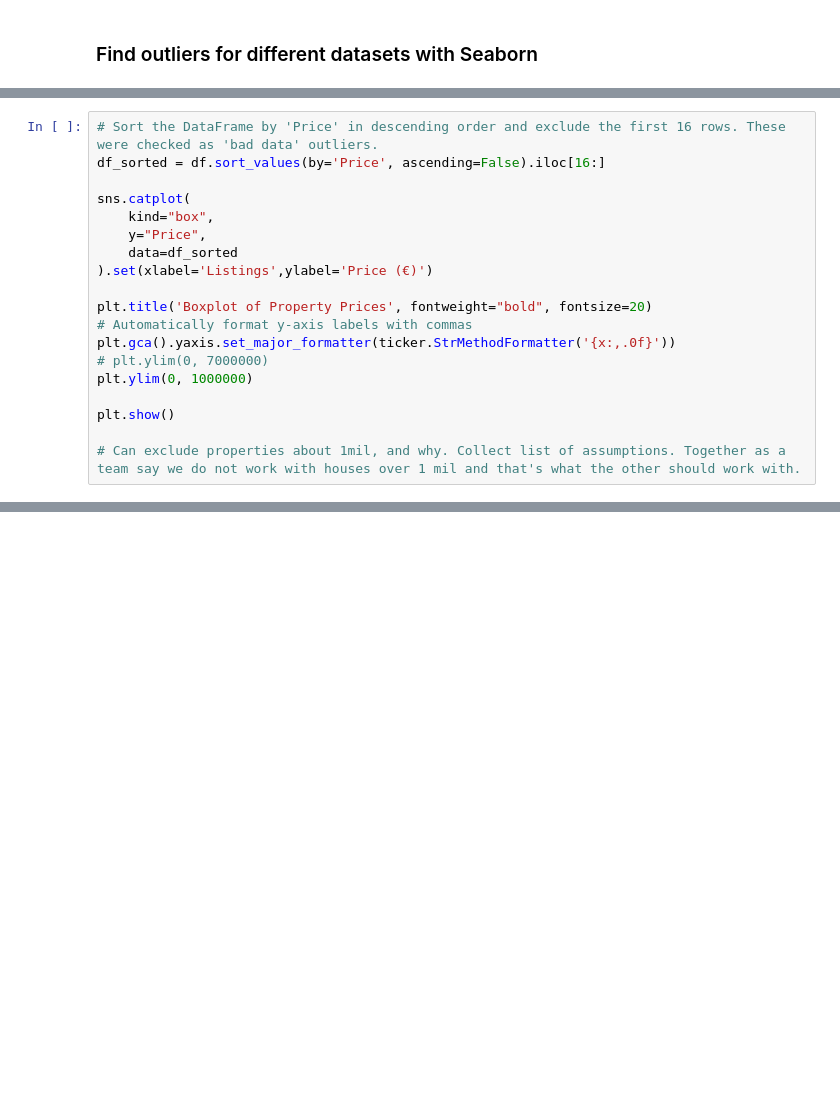
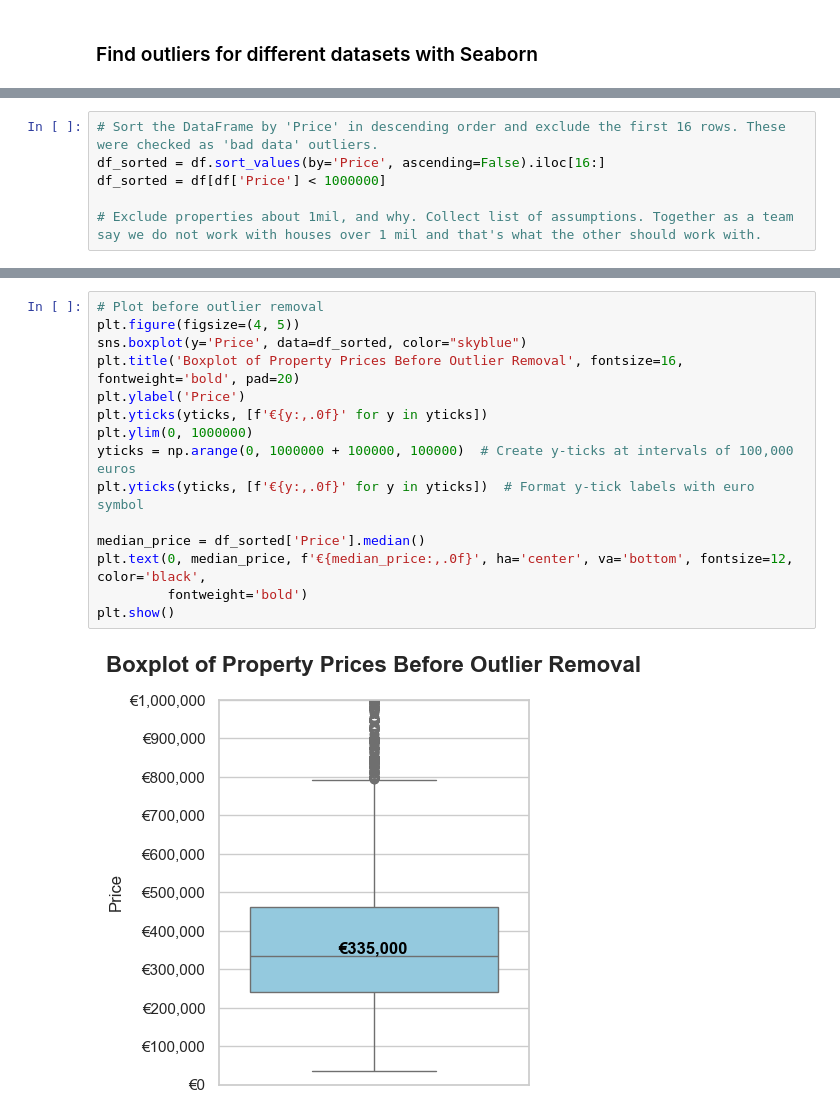
Before and after one commit to kgriff21/immoeliza_data_analysis, a Jupyter notebook: Analysis/Kelli_immoeliza_visualization.ipynb, the cells around one changed output, grey strips where cells are left out. Cells and saved outputs as stored; diff of their text form; blank space fills up the shorter version.

```diff
--- a/Analysis/Kelli_immoeliza_visualization.ipynb
+++ b/Analysis/Kelli_immoeliza_visualization.ipynb
@@ -93,19 +55,6 @@ plt.show()
 # %%
 # Sort the DataFrame by 'Price' in descending order and exclude the first 16 rows. These were checked as 'bad data' outliers.
 df_sorted = df.sort_values(by='Price', ascending=False).iloc[16:]
+df_sorted = df[df['Price'] < 1000000]
 
-sns.catplot(
-    kind="box",
-    y="Price",
-    data=df_sorted
-).set(xlabel='Listings',ylabel='Price (€)')
-
-plt.title('Boxplot of Property Prices', fontweight="bold", fontsize=20)
-# Automatically format y-axis labels with commas
-plt.gca().yaxis.set_major_formatter(ticker.StrMethodFormatter('{x:,.0f}'))
-# plt.ylim(0, 7000000)
-plt.ylim(0, 1000000)
-
-plt.show()
-
-# Can exclude properties about 1mil, and why. Collect list of assumptions. Together as a team say we do not work with houses over 1 mil and that's what the other should work with.
+# Exclude properties about 1mil, and why. Collect list of assumptions. Together as a team say we do not work with houses over 1 mil and that's what the other should work with.
@@ -113,0 +67,17 @@ plt.show()
+# %%
+# Plot before outlier removal
+plt.figure(figsize=(4, 5))
+sns.boxplot(y='Price', data=df_sorted, color="skyblue")
+plt.title('Boxplot of Property Prices Before Outlier Removal', fontsize=16, fontweight='bold', pad=20)
+plt.ylabel('Price')
+plt.yticks(yticks, [f'€{y:,.0f}' for y in yticks])
+plt.ylim(0, 1000000)
+yticks = np.arange(0, 1000000 + 100000, 100000)  # Create y-ticks at intervals of 100,000 euros
+plt.yticks(yticks, [f'€{y:,.0f}' for y in yticks])  # Format y-tick labels with euro symbol
+
+median_price = df_sorted['Price'].median()
+plt.text(0, median_price, f'€{median_price:,.0f}', ha='center', va='bottom', fontsize=12, color='black',
+         fontweight='bold')
+plt.show()
+# %% [output]
+[figure, added]
```
Also changed, not shown: parts of 19 cells of this notebook, 4 other files.
